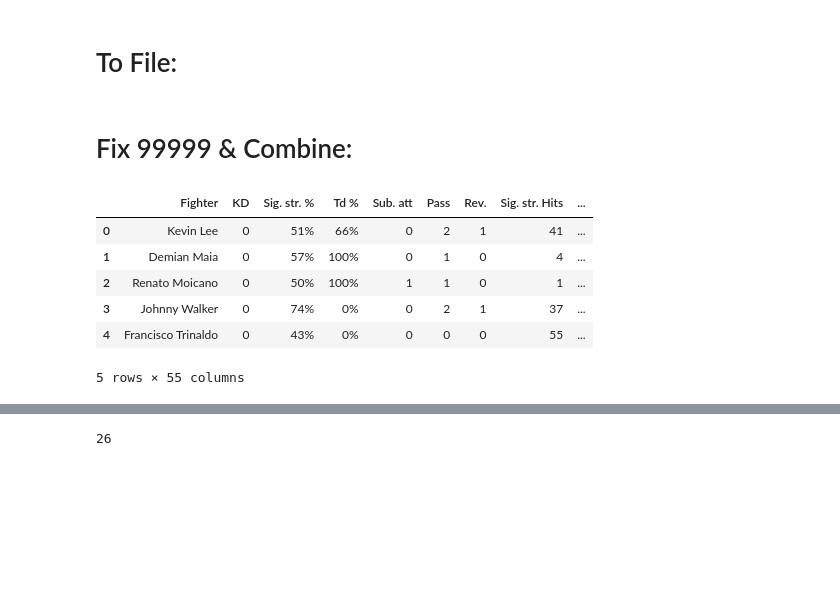
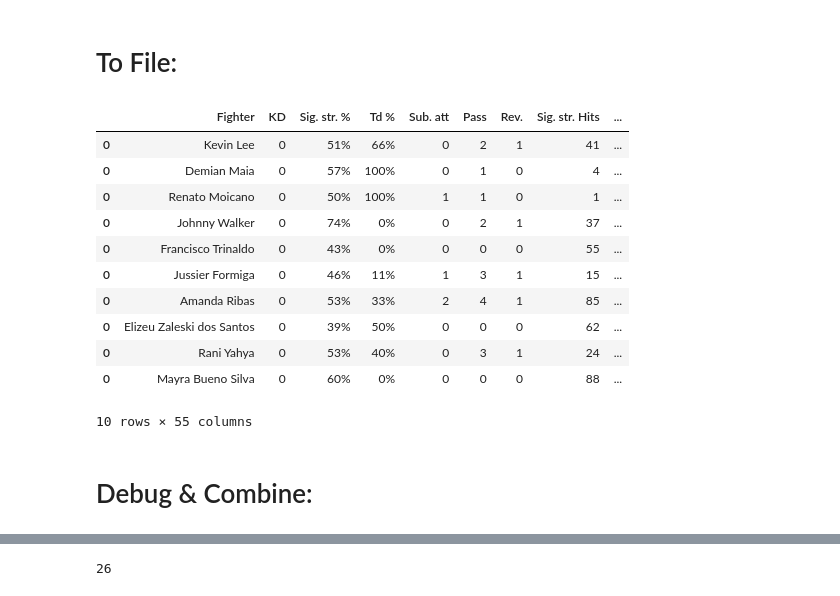
Before and after one commit to lancezeng947/UFC-Prediction, a Jupyter notebook: Initial_Scrape/Event_Details_Scrape.ipynb, the cells around one changed output, grey strips where cells are left out. Drawn from its saved outputs; the diff is of its cells as text; code cells hidden in the pictures; blank space fills up the shorter version.

```diff
--- a/Initial_Scrape/Event_Details_Scrape.ipynb
+++ b/Initial_Scrape/Event_Details_Scrape.ipynb
@@ -10,7 +10,7 @@ import time
 import lxml
 import itertools
 # %%
-events = pd.read_csv('Data/event_level_data.csv', index_col = 0)
+events = pd.read_csv('../Data/event_level_data.csv', index_col = 0)
 events.isna().any()
 # %% [output]
 Winner          False
@@ -221,7 +221,3 @@ def get_detailed_page_stats(url):
         return single_df
 # %%
 test = get_detailed_page_stats(events.link[0])
-# %%
-data_types = {}
-for item in test[0].index:
-    data_types[item] = int
@@ -288,7 +282,7 @@ len(events)
 # %%
 fight_details = []
 
-for index, item in enumerate(events.link[split[5]:len(events)]):
+for index, item in enumerate(events.link[0:10]):
 
     try:
         print(index)
@@ -378,5 +365,20 @@ batch_to_file = pd.DataFrame()
 for item in batch:
     temp = item.to_frame().T
     batch_to_file = pd.concat([batch_to_file, temp], axis = 0)
+# %%
+batch_to_file
+# %% [output]
+|  | Fighter | KD | Sig. str. % | Td % | Sub. att | Pass | Rev. | Sig. str. Hits | ... |
+| 0 | Kevin Lee | 0 | 51% | 66% | 0 | 2 | 1 | 41 | ... |
+| 0 | Demian Maia | 0 | 57% | 100% | 0 | 1 | 0 | 4 | ... |
+| 0 | Renato Moicano | 0 | 50% | 100% | 1 | 1 | 0 | 1 | ... |
+| 0 | Johnny Walker | 0 | 74% | 0% | 0 | 2 | 1 | 37 | ... |
+| 0 | Francisco Trinaldo | 0 | 43% | 0% | 0 | 0 | 0 | 55 | ... |
+| 0 | Jussier Formiga | 0 | 46% | 11% | 1 | 3 | 1 | 15 | ... |
+| 0 | Amanda Ribas | 0 | 53% | 33% | 2 | 4 | 1 | 85 | ... |
+| 0 | Elizeu Zaleski dos Santos | 0 | 39% | 50% | 0 | 0 | 0 | 62 | ... |
+| 0 | Rani Yahya | 0 | 53% | 40% | 0 | 3 | 1 | 24 | ... |
+| 0 | Mayra Bueno Silva | 0 | 60% | 0% | 0 | 0 | 0 | 88 | ... |
+10 rows × 55 columns
 # %%
 batch_to_file.reset_index(drop = True, inplace = True)
@@ -384,5 +386,5 @@ batch_to_file.to_csv('Data/fight_details_batch6.csv')
 # %% [markdown]
-# Fix 99999 & Combine:
+# Debug & Combine:
 # %%
 #Load fight_details:
 data = []
@@ -398,14 +400,4 @@ for item in data:
 df.shape
 
 df.reset_index(drop = True, inplace = True)
-# %%
-df.head(5)
-# %% [output]
-|  | Fighter | KD | Sig. str. % | Td % | Sub. att | Pass | Rev. | Sig. str. Hits | ... |
-| 0 | Kevin Lee | 0 | 51% | 66% | 0 | 2 | 1 | 41 | ... |
-| 1 | Demian Maia | 0 | 57% | 100% | 0 | 1 | 0 | 4 | ... |
-| 2 | Renato Moicano | 0 | 50% | 100% | 1 | 1 | 0 | 1 | ... |
-| 3 | Johnny Walker | 0 | 74% | 0% | 0 | 2 | 1 | 37 | ... |
-| 4 | Francisco Trinaldo | 0 | 43% | 0% | 0 | 0 | 0 | 55 | ... |
-5 rows × 55 columns
 # %%
```
Also changed, not shown: parts of 6 cells of this notebook, 22 other files.
